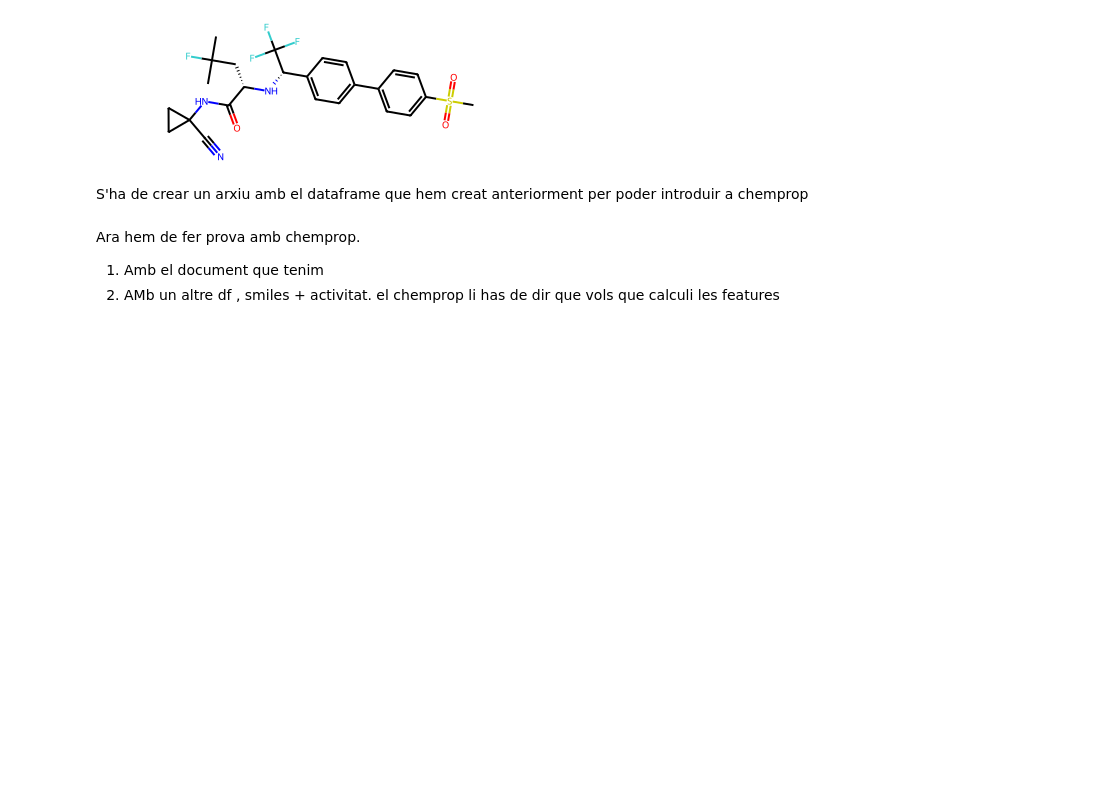
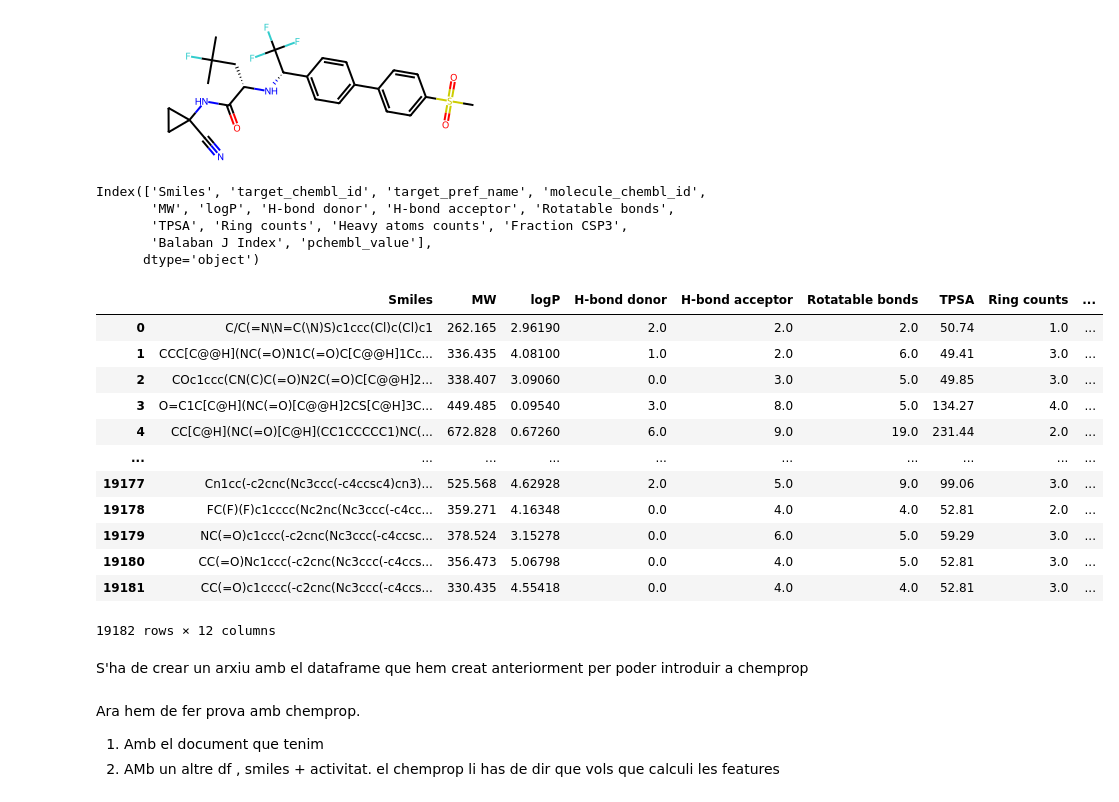
Before and after one commit to Biocomputing-Teaching/Carla-F-TFM, a Jupyter notebook: code/tfm.ipynb, the cells around one changed output. Drawn from its saved outputs; the diff is of its cells as text; code cells hidden in the pictures; blank space fills up the shorter version.

Commit message:
prova chemprop

```diff
--- a/code/tfm.ipynb
+++ b/code/tfm.ipynb
@@ -991,3 +991,34 @@ df_train_chemp
 df_train_chemp['Smiles'].isna().sum()
 # %% [output]
 52
+# %%
+import pandas as pd
+
+def eliminar_moleculas_con_caracteristicas_faltantes(df):
+    # Obtener la lista de columnas del DataFrame
+    columnas = df.columns.tolist()
+
+    # Crear una lista para almacenar las moléculas con características faltantes
+    mol_faltantes = []
+
+    # Iterar sobre cada fila del DataFrame
+    for index, fila in df.iterrows():
+        # Verificar si alguna característica de la fila es nula o está vacía
+        if fila.isnull().values.any() or fila.isin(['']).any():
+            # Agregar el índice de la fila a la lista de moléculas con características faltantes
+            mol_faltantes.append(index)
+
+    # Eliminar las filas correspondientes a las moléculas con características faltantes
+    df_filtrado = df.drop(mol_faltantes)
+
+    # Restablecer los índices del DataFrame filtrado
+    df_filtrado.reset_index(drop=True, inplace=True)
+
+    return df_filtrado
+
+
+# Llamar a la función para eliminar las moléculas con características faltantes
+df_filtrado_train_chemp = eliminar_moleculas_con_caracteristicas_faltantes(df_train_chemp)
+
+# Imprimir el DataFrame filtrado
+print(df_filtrado_train_chemp)
@@ -998,10 +1047,32 @@ mol = Chem.MolFromSmiles(eu)
 mol
 # %% [output]
 [figure]
+# %%
+df_filtrado_train_chemp.columns
+# %% [output]
+Index(['Smiles', 'target_chembl_id', 'target_pref_name', 'molecule_chembl_id',
+       'MW', 'logP', 'H-bond donor', 'H-bond acceptor', 'Rotatable bonds',
+       'TPSA', 'Ring counts', 'Heavy atoms counts', 'Fraction CSP3',
+       'Balaban J Index', 'pchembl_value'],
+      dtype='object')
 # %%
 import pandas as pd
 
-df_final_train_ch = df_train_chemp.loc[:, ['Smiles', 'MW', 'logP', , 'H-bond donor', 'H-bond acceptor', 'Rotatable bonds', 'TPSA', 'Ring Counts', 'Heavy atoms counts', 'Fraction CSP3', 'Balaban J Index', 'pchembl_value']]
-df_train
+df_final_train_ch = df_filtrado_train_chemp.loc[:, ['Smiles', 'MW', 'logP','H-bond donor', 'H-bond acceptor', 'Rotatable bonds', 'TPSA', 'Ring counts', 'Heavy atoms counts', 'Fraction CSP3', 'Balaban J Index', 'pchembl_value']]
+df_final_train_ch
+# %% [output]
+|  | Smiles | MW | logP | H-bond donor | H-bond acceptor | Rotatable bonds | TPSA | Ring counts | ... |
+| 0 | C/C(=N\N=C(\N)S)c1ccc(Cl)c(Cl)c1 | 262.165 | 2.96190 | 2.0 | 2.0 | 2.0 | 50.74 | 1.0 | ... |
+| 1 | CCC[C@@H](NC(=O)N1C(=O)C[C@@H]1Cc... | 336.435 | 4.08100 | 1.0 | 2.0 | 6.0 | 49.41 | 3.0 | ... |
+| 2 | COc1ccc(CN(C)C(=O)N2C(=O)C[C@@H]2... | 338.407 | 3.09060 | 0.0 | 3.0 | 5.0 | 49.85 | 3.0 | ... |
+| 3 | O=C1C[C@H](NC(=O)[C@@H]2CS[C@H]3C... | 449.485 | 0.09540 | 3.0 | 8.0 | 5.0 | 134.27 | 4.0 | ... |
+| 4 | CC[C@H](NC(=O)[C@H](CC1CCCCC1)NC(... | 672.828 | 0.67260 | 6.0 | 9.0 | 19.0 | 231.44 | 2.0 | ... |
+| ... | ... | ... | ... | ... | ... | ... | ... | ... | ... |
+| 19177 | Cn1cc(-c2cnc(Nc3ccc(-c4ccsc4)cn3)... | 525.568 | 4.62928 | 2.0 | 5.0 | 9.0 | 99.06 | 3.0 | ... |
+| 19178 | FC(F)(F)c1cccc(Nc2nc(Nc3ccc(-c4cc... | 359.271 | 4.16348 | 0.0 | 4.0 | 4.0 | 52.81 | 2.0 | ... |
+| 19179 | NC(=O)c1ccc(-c2cnc(Nc3ccc(-c4ccsc... | 378.524 | 3.15278 | 0.0 | 6.0 | 5.0 | 59.29 | 3.0 | ... |
+| 19180 | CC(=O)Nc1ccc(-c2cnc(Nc3ccc(-c4ccs... | 356.473 | 5.06798 | 0.0 | 4.0 | 5.0 | 52.81 | 3.0 | ... |
+| 19181 | CC(=O)c1cccc(-c2cnc(Nc3ccc(-c4ccs... | 330.435 | 4.55418 | 0.0 | 4.0 | 4.0 | 52.81 | 3.0 | ... |
+19182 rows × 12 columns
 # %% [markdown]
 S'ha de crear un arxiu amb el dataframe que hem creat anteriorment per poder introduir a chemprop
```
Also changed, not shown: parts of 6 cells of this notebook, 7 other files.
